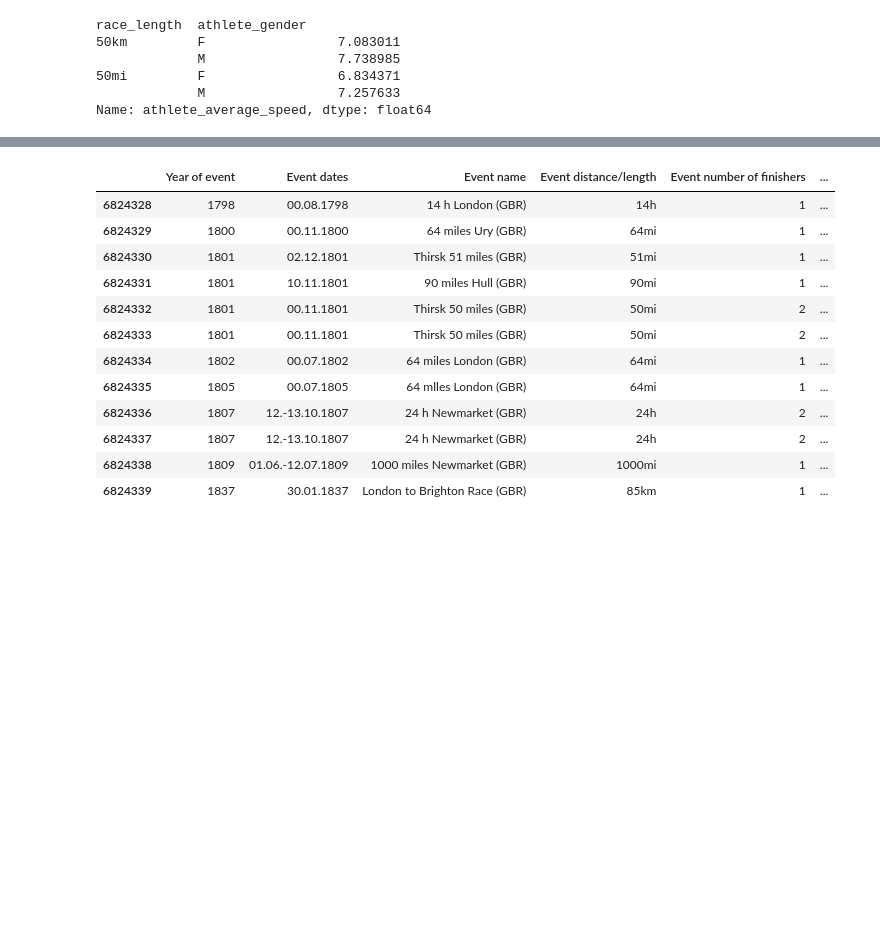
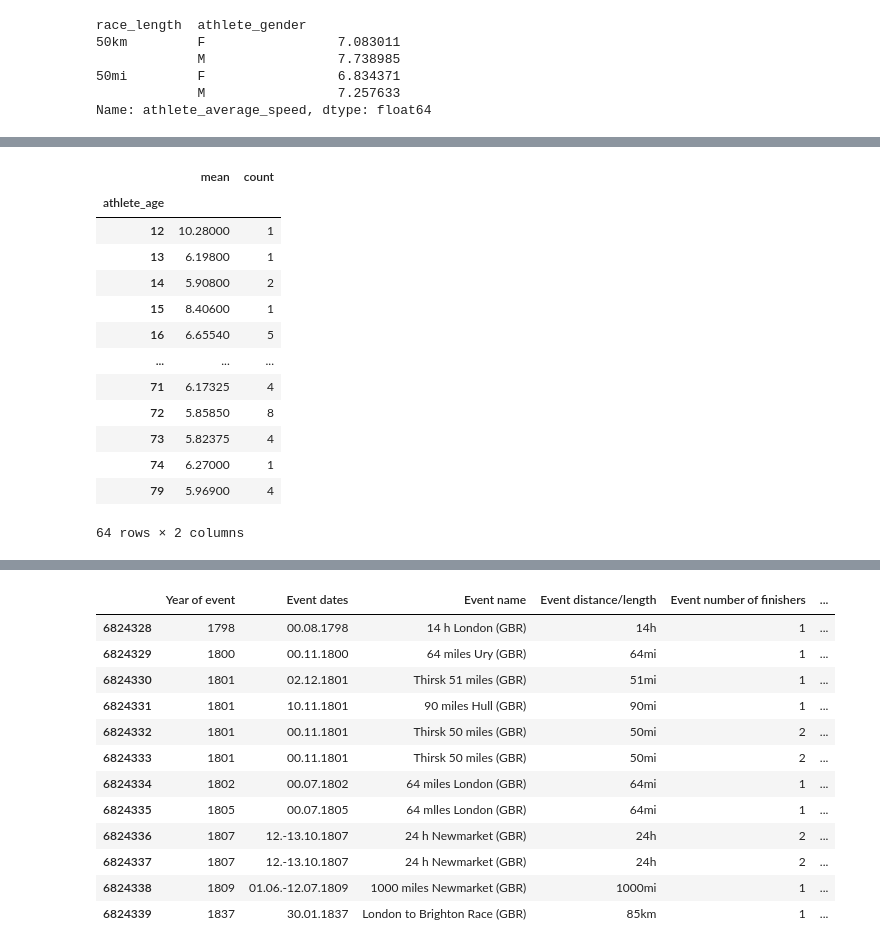
Before and after one commit to corpsedust/Python_Stuff, a Jupyter notebook: EDA_Project_1.ipynb, the cells around one changed output, grey strips where cells are left out. Drawn from its saved outputs; the diff is of its cells as text; code cells hidden in the pictures; blank space fills up the shorter version.

```diff
--- a/EDA_Project_1.ipynb
+++ b/EDA_Project_1.ipynb
@@ -808,0 +815,20 @@ df3
+# %%
+#first filter out the 50 milers
+#then group by age and calculate average speed for each age bracket
+
+df3.query("race_length == '50mi'").groupby("athlete_age")["athlete_average_speed"].agg(["mean","count"])
+# %% [output]
+|  | mean | count |
+| athlete_age |  |  |
+| 12 | 10.28000 | 1 |
+| 13 | 6.19800 | 1 |
+| 14 | 5.90800 | 2 |
+| 15 | 8.40600 | 1 |
+| 16 | 6.65540 | 5 |
+| ... | ... | ... |
+| 71 | 6.17325 | 4 |
+| 72 | 5.85850 | 8 |
+| 73 | 5.82375 | 4 |
+| 74 | 6.27000 | 1 |
+| 79 | 5.96900 | 4 |
+64 rows × 2 columns
```
Also changed, not shown: parts of 6 cells of this notebook.
